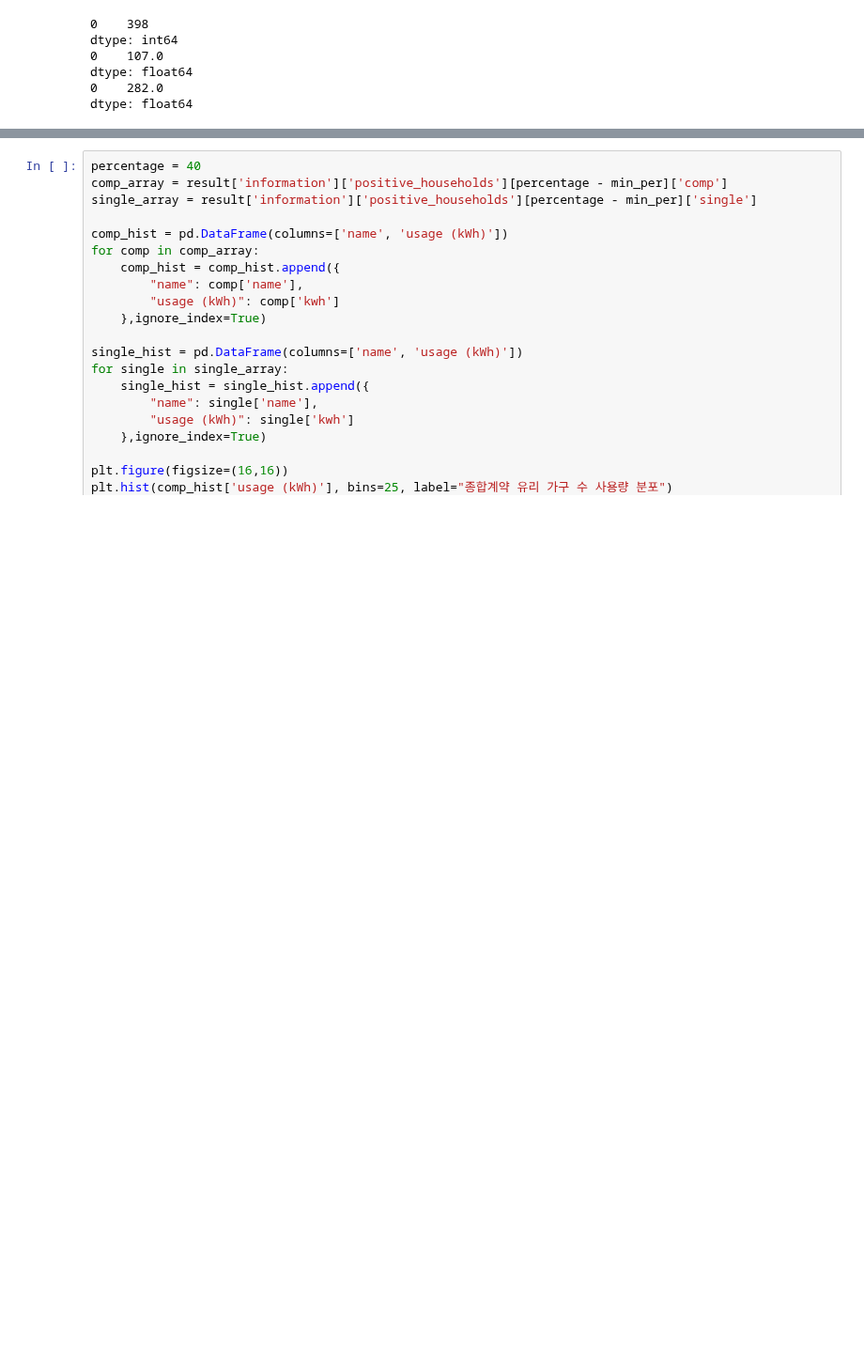
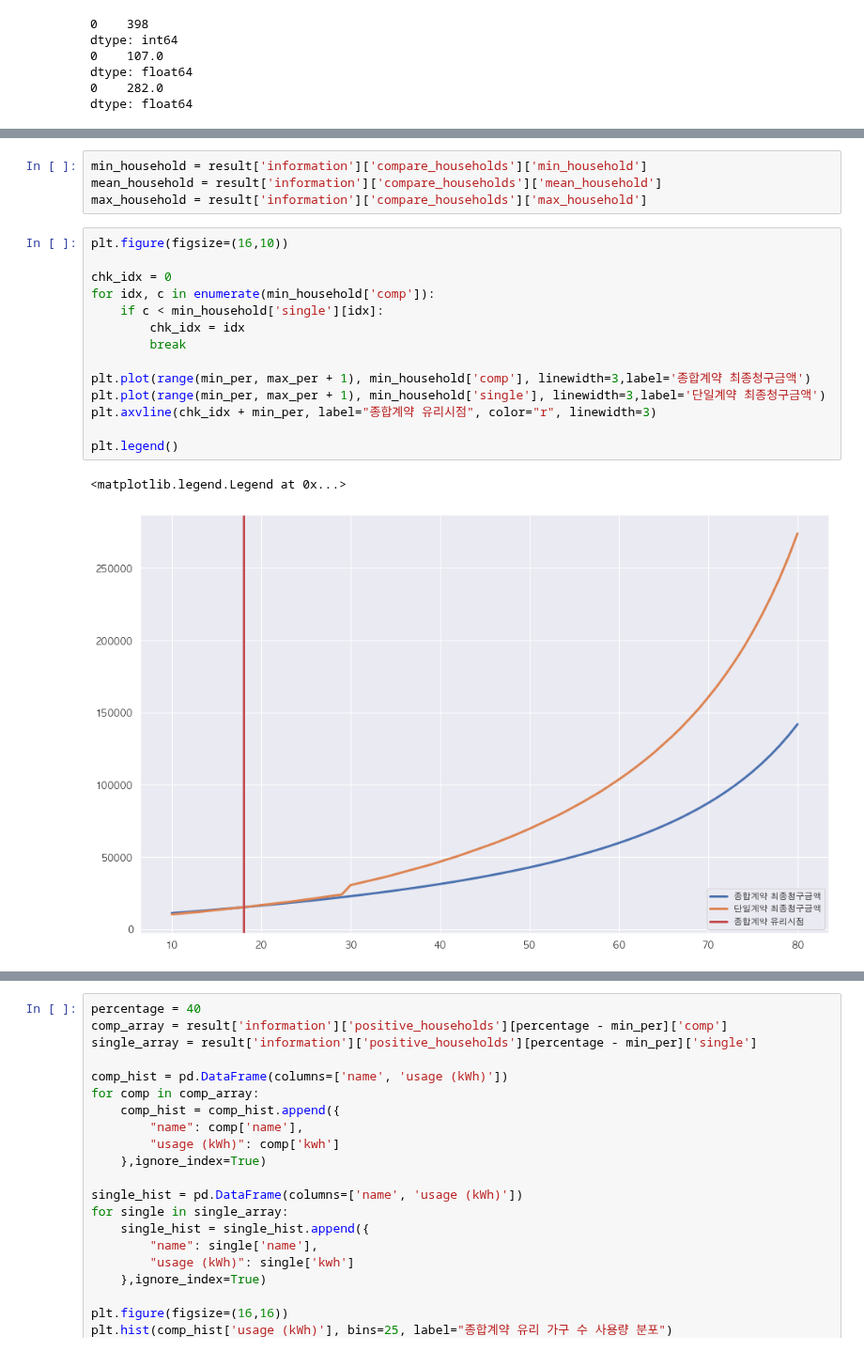
Before and after one commit to formegusto/contract-recommendation-system, a Jupyter notebook: prototype/notebook/documentation.ipynb, the cells around one changed output, grey strips where cells are left out. Shown at 94% size. Cells and saved outputs as stored; diff of their text form; blank space fills up the shorter version.

```diff
--- a/prototype/notebook/documentation.ipynb
+++ b/prototype/notebook/documentation.ipynb
@@ -169,2 +196,23 @@ print(per_change_step)
 [20.]
 [30.]
+# %%
+min_household = result['information']['compare_households']['min_household']
+mean_household = result['information']['compare_households']['mean_household']
+max_household = result['information']['compare_households']['max_household']
+# %%
+plt.figure(figsize=(16,10))
+
+chk_idx = 0
+for idx, c in enumerate(min_household['comp']):
+    if c < min_household['single'][idx]:
+        chk_idx = idx
+        break
+
+plt.plot(range(min_per, max_per + 1), min_household['comp'], linewidth=3,label='종합계약 최종청구금액')
+plt.plot(range(min_per, max_per + 1), min_household['single'], linewidth=3,label='단일계약 최종청구금액')
+plt.axvline(chk_idx + min_per, label="종합계약 유리시점", color="r", linewidth=3)
+
+plt.legend()
+# %% [output]
+<matplotlib.legend.Legend at 0x...>
+[figure, added]
```
Also changed, not shown: parts of 9 cells of this notebook, 1 other file.
